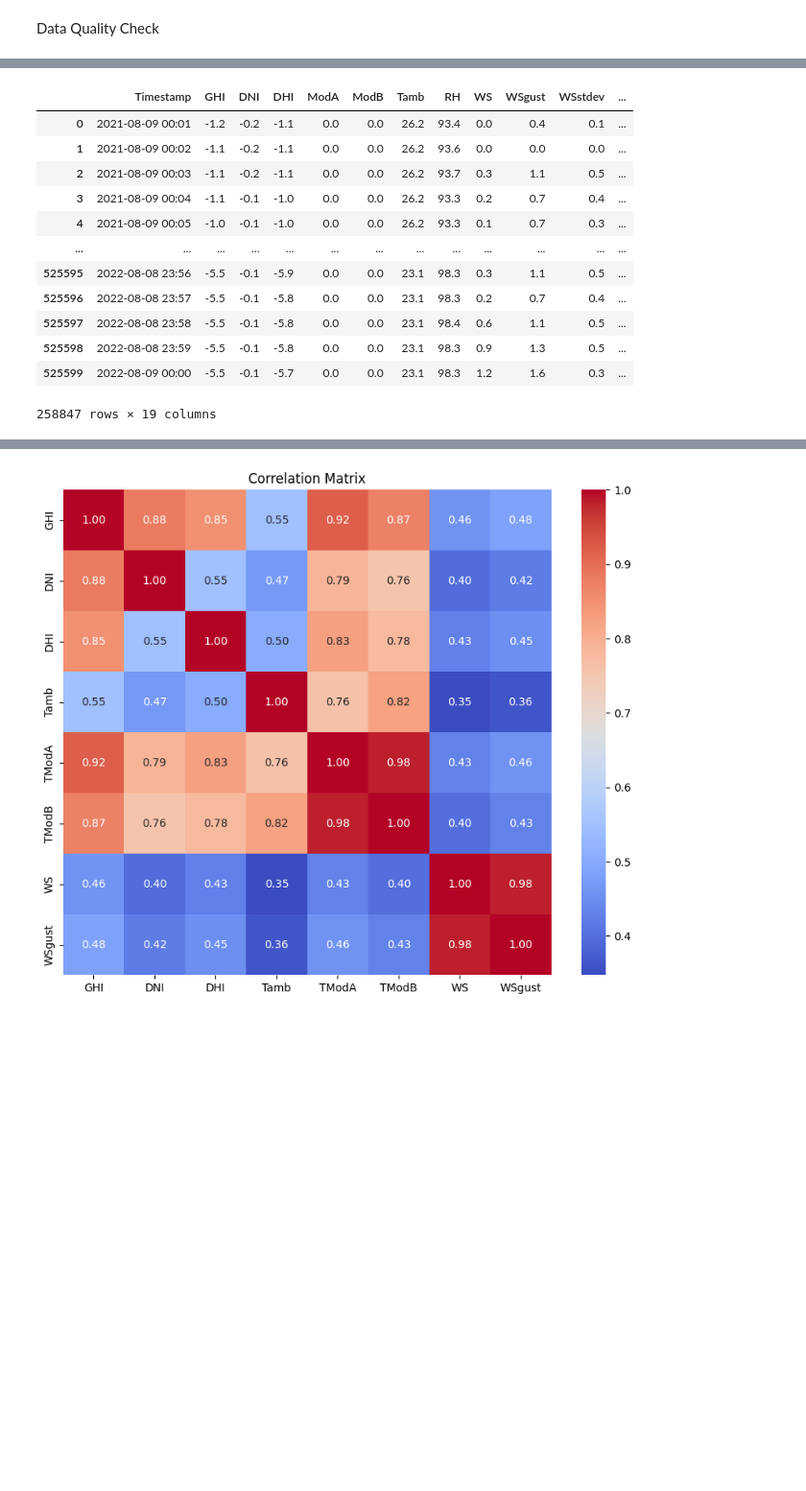
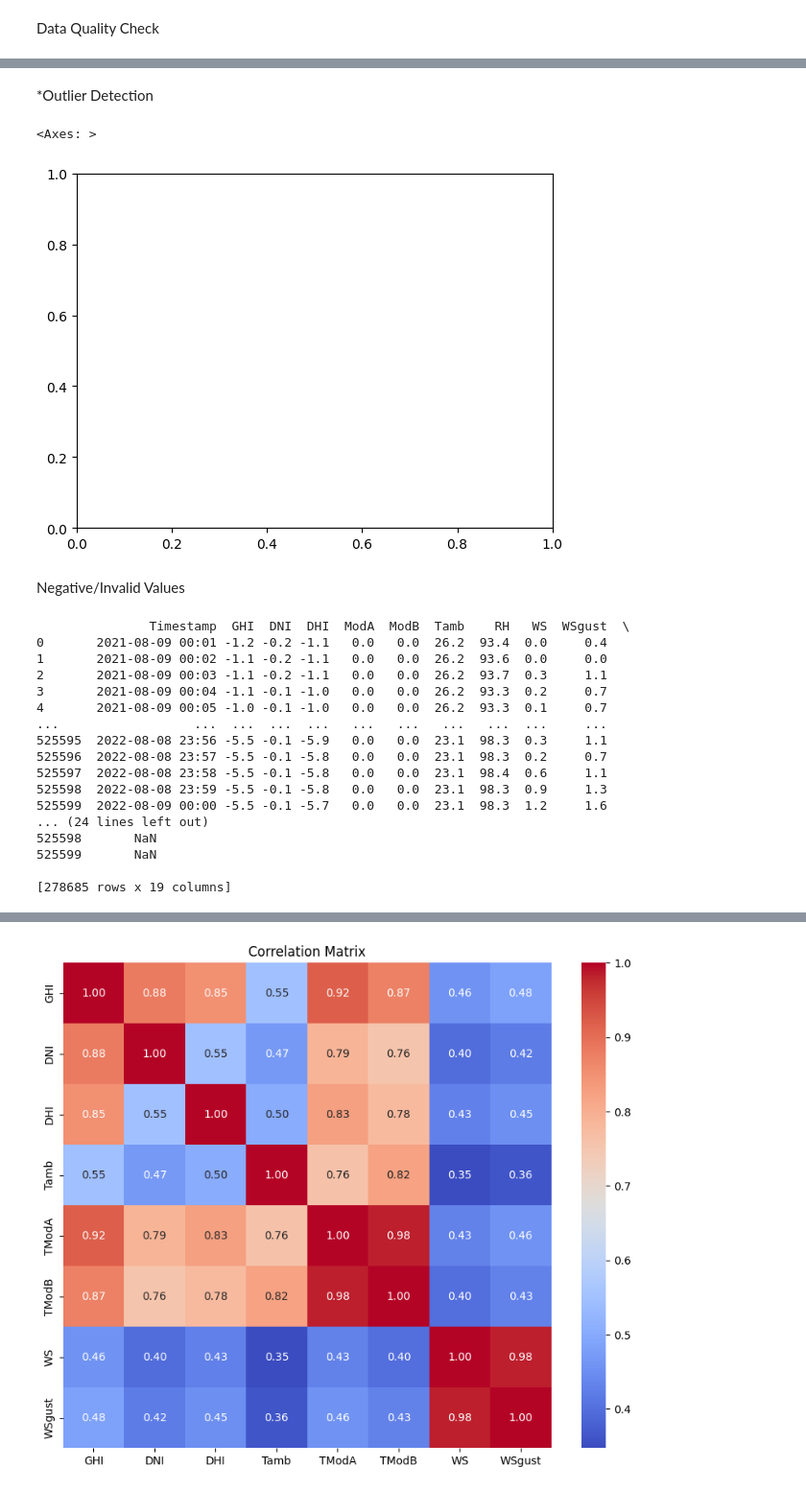
Before and after one commit to Roman0290/Kifiya-AIM-week-0, a Jupyter notebook: src/notebooks/EDA.ipynb, the cells around one changed output, grey strips where cells are left out. Shown at 96% size. Saved outputs shown, nothing was run; the diff lists cells and outputs as text; code cells hidden in the pictures; blank space fills up the shorter version.

```diff
--- a/src/notebooks/EDA.ipynb
+++ b/src/notebooks/EDA.ipynb
@@ -58,17 +107,30 @@ Data Quality Check
+# %% [markdown]
+*Outlier Detection
+# %%
+sns.boxplot(df=df[['GHI', 'DNI', 'DHI']])
+# %% [output]
+<Axes: >
+[figure, added]
+# %% [markdown]
+Negative/Invalid Values
 # %%
-df.isnull().sum()
-df[df['GHI'] < 0]
+invalid_values = df[(df['GHI'] < 0) | (df['DNI'] < 0)]
+print(invalid_values)
 # %% [output]
-|  | Timestamp | GHI | DNI | DHI | ModA | ModB | Tamb | RH | WS | WSgust | WSstdev | ... |
-| 0 | 2021-08-09 00:01 | -1.2 | -0.2 | -1.1 | 0.0 | 0.0 | 26.2 | 93.4 | 0.0 | 0.4 | 0.1 | ... |
-| 1 | 2021-08-09 00:02 | -1.1 | -0.2 | -1.1 | 0.0 | 0.0 | 26.2 | 93.6 | 0.0 | 0.0 | 0.0 | ... |
-| 2 | 2021-08-09 00:03 | -1.1 | -0.2 | -1.1 | 0.0 | 0.0 | 26.2 | 93.7 | 0.3 | 1.1 | 0.5 | ... |
-| 3 | 2021-08-09 00:04 | -1.1 | -0.1 | -1.0 | 0.0 | 0.0 | 26.2 | 93.3 | 0.2 | 0.7 | 0.4 | ... |
-| 4 | 2021-08-09 00:05 | -1.0 | -0.1 | -1.0 | 0.0 | 0.0 | 26.2 | 93.3 | 0.1 | 0.7 | 0.3 | ... |
-| ... | ... | ... | ... | ... | ... | ... | ... | ... | ... | ... | ... | ... |
-| 525595 | 2022-08-08 23:56 | -5.5 | -0.1 | -5.9 | 0.0 | 0.0 | 23.1 | 98.3 | 0.3 | 1.1 | 0.5 | ... |
-| 525596 | 2022-08-08 23:57 | -5.5 | -0.1 | -5.8 | 0.0 | 0.0 | 23.1 | 98.3 | 0.2 | 0.7 | 0.4 | ... |
-| 525597 | 2022-08-08 23:58 | -5.5 | -0.1 | -5.8 | 0.0 | 0.0 | 23.1 | 98.4 | 0.6 | 1.1 | 0.5 | ... |
-| 525598 | 2022-08-08 23:59 | -5.5 | -0.1 | -5.8 | 0.0 | 0.0 | 23.1 | 98.3 | 0.9 | 1.3 | 0.5 | ... |
-| 525599 | 2022-08-09 00:00 | -5.5 | -0.1 | -5.7 | 0.0 | 0.0 | 23.1 | 98.3 | 1.2 | 1.6 | 0.3 | ... |
-258847 rows × 19 columns
+               Timestamp  GHI  DNI  DHI  ModA  ModB  Tamb    RH   WS  WSgust  \
+0       2021-08-09 00:01 -1.2 -0.2 -1.1   0.0   0.0  26.2  93.4  0.0     0.4
+1       2021-08-09 00:02 -1.1 -0.2 -1.1   0.0   0.0  26.2  93.6  0.0     0.0
+2       2021-08-09 00:03 -1.1 -0.2 -1.1   0.0   0.0  26.2  93.7  0.3     1.1
+3       2021-08-09 00:04 -1.1 -0.1 -1.0   0.0   0.0  26.2  93.3  0.2     0.7
+4       2021-08-09 00:05 -1.0 -0.1 -1.0   0.0   0.0  26.2  93.3  0.1     0.7
+...                  ...  ...  ...  ...   ...   ...   ...   ...  ...     ...
+525595  2022-08-08 23:56 -5.5 -0.1 -5.9   0.0   0.0  23.1  98.3  0.3     1.1
+525596  2022-08-08 23:57 -5.5 -0.1 -5.8   0.0   0.0  23.1  98.3  0.2     0.7
+525597  2022-08-08 23:58 -5.5 -0.1 -5.8   0.0   0.0  23.1  98.4  0.6     1.1
+525598  2022-08-08 23:59 -5.5 -0.1 -5.8   0.0   0.0  23.1  98.3  0.9     1.3
+525599  2022-08-09 00:00 -5.5 -0.1 -5.7   0.0   0.0  23.1  98.3  1.2     1.6
+... (24 lines left out)
+525598       NaN
+525599       NaN
+
+[278685 rows x 19 columns]
```
Also changed, not shown: parts of 32 cells of this notebook.
